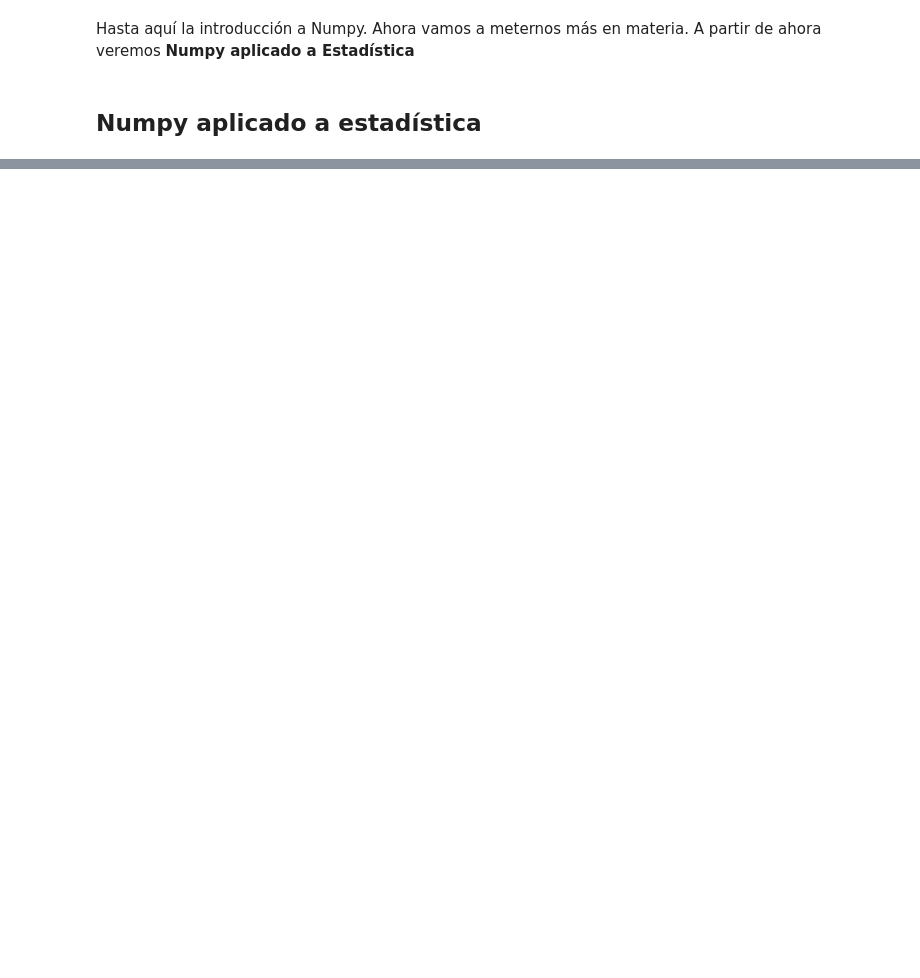
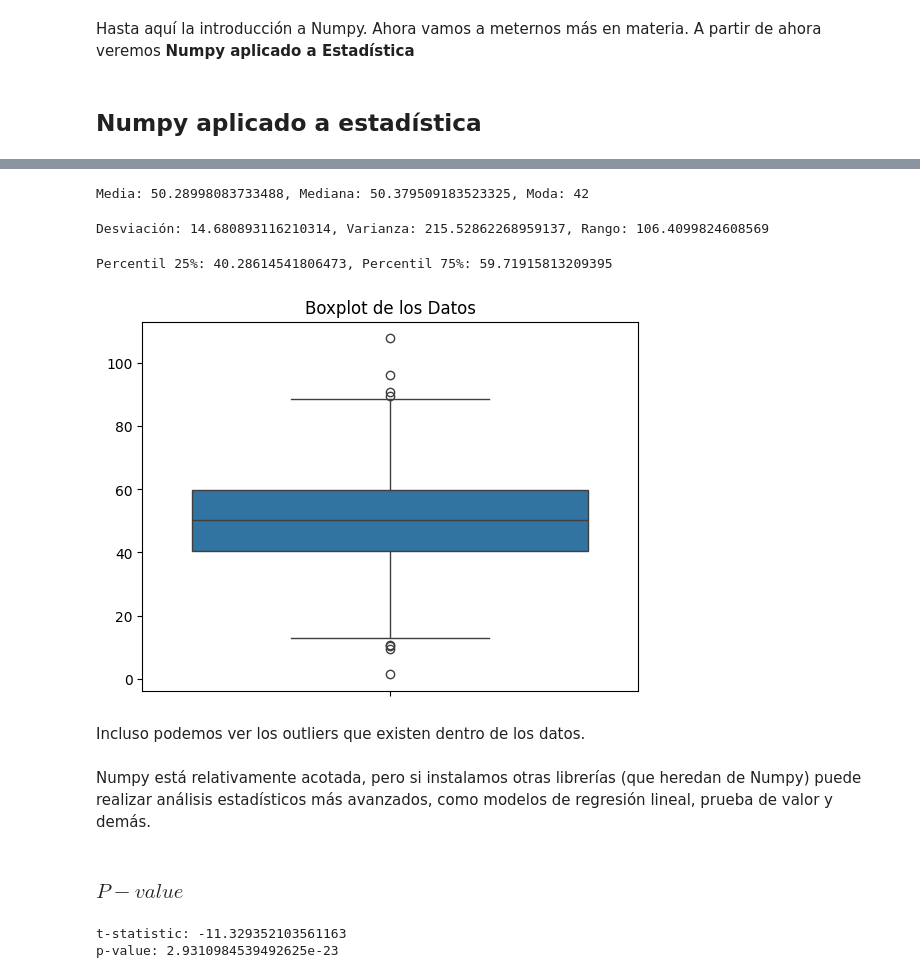
Before and after one commit to jmartinpizarro/Data-Science-How-To, a Jupyter notebook: 01-numpy/main.ipynb, the cells around one changed output, grey strips where cells are left out. Saved outputs shown, nothing was run; the diff lists cells and outputs as text; code cells hidden in the pictures; blank space fills up the shorter version.

Commit message:
feat: numpy docs finished

```diff
--- a/01-numpy/main.ipynb
+++ b/01-numpy/main.ipynb
@@ -325,0 +261,34 @@ Hasta aquí la introducción a Numpy. Ahora vamos a meternos más en materia. A
+# %%
+# tendencia
+media = datos.mean()
+mediana = np.median(datos)
+moda = np.bincount(datos.astype(int)).argmax()
+
+print(f"Media: {media}, Mediana: {mediana}, Moda: {moda}")
+# %% [output]
+Media: 50.28998083733488, Mediana: 50.379509183523325, Moda: 42
+# %%
+# dispersión
+desviacion_estandar = np.std(datos)
+varianza = np.var(datos)
+rango = np.ptp(datos)
+
+print(f"Desviación: {desviacion_estandar}, Varianza: {varianza}, Rango: {rango}")
+# %% [output]
+Desviación: 14.680893116210314, Varianza: 215.52862268959137, Rango: 106.4099824608569
+# %%
+# percentiles
+percentil_25 = np.percentile(datos, 25)
+percentil_75 = np.percentile(datos, 75)
+print(f"Percentil 25%: {percentil_25}, Percentil 75%: {percentil_75}")
+
+sns.boxplot(datos) # imprimir gráficamente el boxplot
+plt.title("Boxplot de los Datos")
+plt.show()
+# %% [output]
+Percentil 25%: 40.28614541806473, Percentil 75%: 59.71915813209395
+[figure, added]
+# %% [markdown]
+Incluso podemos ver los outliers que existen dentro de los datos.
+# %% [markdown]
+Numpy está relativamente acotada, pero si instalamos otras librerías (que heredan de Numpy) puede realizar análisis estadísticos más avanzados, como modelos de regresión lineal, prueba de valor y demás.
@@ -325,0 +297,13 @@ Hasta aquí la introducción a Numpy. Ahora vamos a meternos más en materia. A
+# %% [markdown]
+### $P-value$
+# %%
+datos1 = np.random.normal(10, 1, 100)  # Media 10, desviación estándar 1, 100 datos
+datos2 = np.random.normal(12, 1, 100)
+
+t_stat, p_value = stats.ttest_ind(datos1, datos2)
+
+print(f"t-statistic: {t_stat}")
+print(f"p-value: {p_value}")
+# %% [output]
+t-statistic: -11.329352103561163
+p-value: 2.9310984539492625e-23
```
Also changed, not shown: parts of 34 cells of this notebook, 1 other file.
